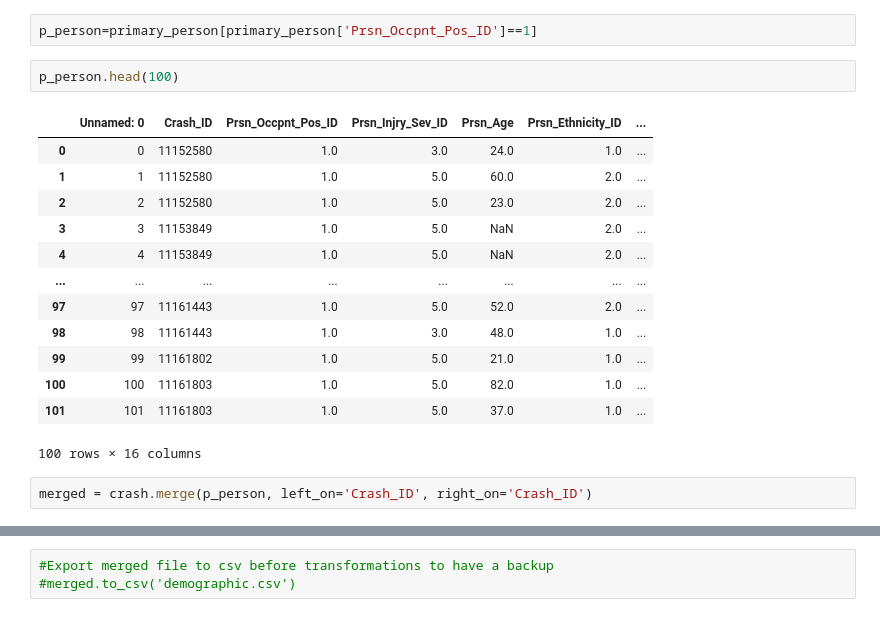
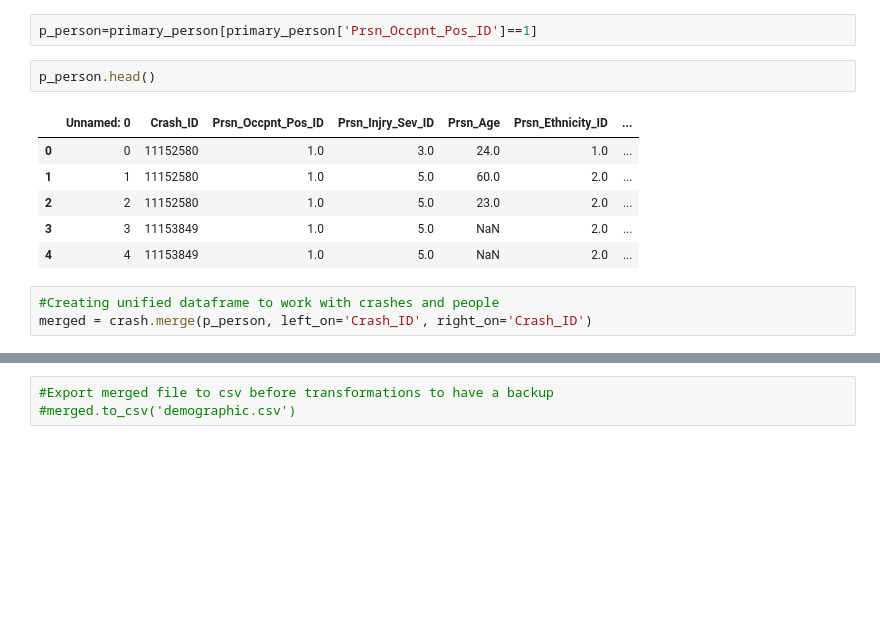
Before and after one commit to rmmeade/Data-Mgmt-Project, a Jupyter notebook: Cleaned Data and Source Code/Demographics.ipynb, the cells around one changed output, grey strips where cells are left out. Saved outputs shown, nothing was run; the diff lists cells and outputs as text; blank space fills up the shorter version.

```diff
--- a/Cleaned Data and Source Code/Demographics.ipynb
+++ b/Cleaned Data and Source Code/Demographics.ipynb
@@ -29,21 +29,15 @@ primary_person = pd.read_csv('primary_person_clean.csv')
 # %%
 p_person=primary_person[primary_person['Prsn_Occpnt_Pos_ID']==1]
 # %%
-p_person.head(100)
+p_person.head()
 # %% [output]
 |  | Unnamed: 0 | Crash_ID | Prsn_Occpnt_Pos_ID | Prsn_Injry_Sev_ID | Prsn_Age | Prsn_Ethnicity_ID | ... |
 | 0 | 0 | 11152580 | 1.0 | 3.0 | 24.0 | 1.0 | ... |
 | 1 | 1 | 11152580 | 1.0 | 5.0 | 60.0 | 2.0 | ... |
 | 2 | 2 | 11152580 | 1.0 | 5.0 | 23.0 | 2.0 | ... |
 | 3 | 3 | 11153849 | 1.0 | 5.0 | NaN | 2.0 | ... |
 | 4 | 4 | 11153849 | 1.0 | 5.0 | NaN | 2.0 | ... |
-| ... | ... | ... | ... | ... | ... | ... | ... |
-| 97 | 97 | 11161443 | 1.0 | 5.0 | 52.0 | 2.0 | ... |
-| 98 | 98 | 11161443 | 1.0 | 3.0 | 48.0 | 1.0 | ... |
-| 99 | 99 | 11161802 | 1.0 | 5.0 | 21.0 | 1.0 | ... |
-| 100 | 100 | 11161803 | 1.0 | 5.0 | 82.0 | 1.0 | ... |
-| 101 | 101 | 11161803 | 1.0 | 5.0 | 37.0 | 1.0 | ... |
-100 rows × 16 columns
 # %%
+#Creating unified dataframe to work with crashes and people
 merged = crash.merge(p_person, left_on='Crash_ID', right_on='Crash_ID')
 # %%
```
Also changed, not shown: parts of 29 cells of this notebook, 1 other file.
